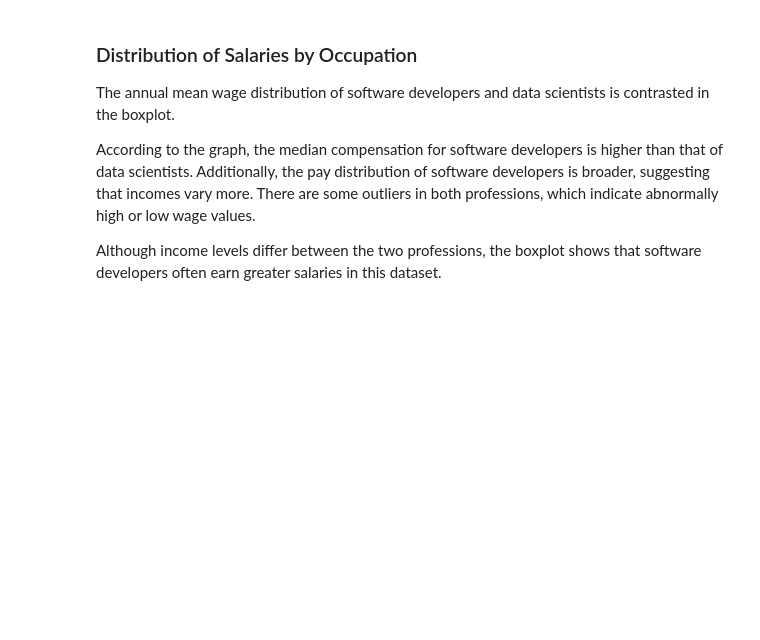
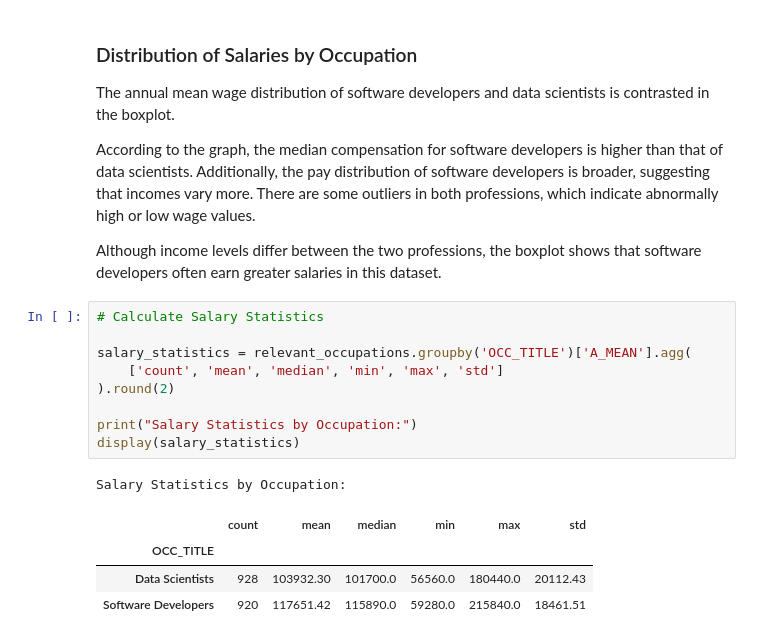
Before and after one commit to Abdullah-awa/Data_Visualisation_CA1, a Jupyter notebook: Data_Vis_CA.ipynb, the cells around one changed output. Cells and saved outputs as stored; diff of their text form; blank space fills up the shorter version.

```diff
--- a/Data_Vis_CA.ipynb
+++ b/Data_Vis_CA.ipynb
@@ -262,3 +262,18 @@ The annual mean wage distribution of software developers and data scientists is
 According to the graph, the median compensation for software developers is higher than that of data scientists. Additionally, the pay distribution of software developers is broader, suggesting that incomes vary more. There are some outliers in both professions, which indicate abnormally high or low wage values.
 
 Although income levels differ between the two professions, the boxplot shows that software developers often earn greater salaries in this dataset.
+# %%
+# Calculate Salary Statistics
+
+salary_statistics = relevant_occupations.groupby('OCC_TITLE')['A_MEAN'].agg(
+    ['count', 'mean', 'median', 'min', 'max', 'std']
+).round(2)
+
+print("Salary Statistics by Occupation:")
+display(salary_statistics)
+# %% [output]
+Salary Statistics by Occupation:
+|  | count | mean | median | min | max | std |
+| OCC_TITLE |  |  |  |  |  |  |
+| Data Scientists | 928 | 103932.30 | 101700.0 | 56560.0 | 180440.0 | 20112.43 |
+| Software Developers | 920 | 117651.42 | 115890.0 | 59280.0 | 215840.0 | 18461.51 |
```
Also changed, not shown: parts of 3 cells of this notebook.
